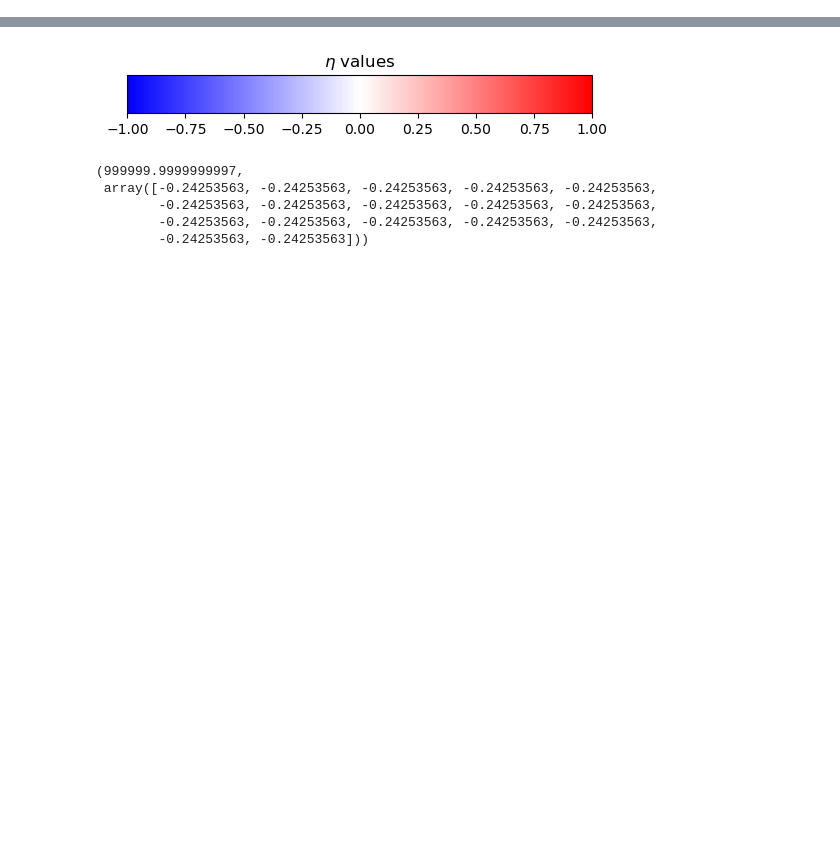
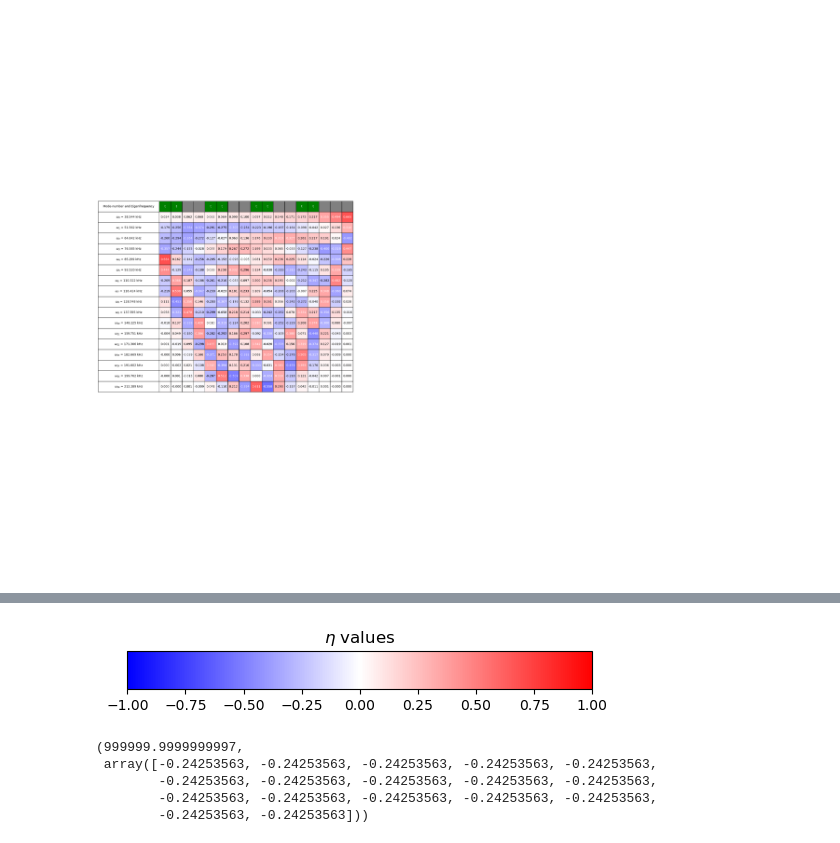
Before and after one commit to SQRLab/BladeRunner, a Jupyter notebook: Tweezers/17_ions_tweezed_0_1_4_5_8_9_12_13.ipynb, the cells around one changed output, grey strips where cells are left out. Drawn from its saved outputs; the diff is of its cells as text; code cells hidden in the pictures; blank space fills up the shorter version.

```diff
--- a/Tweezers/17_ions_tweezed_0_1_4_5_8_9_12_13.ipynb
+++ b/Tweezers/17_ions_tweezed_0_1_4_5_8_9_12_13.ipynb
@@ -244,3 +280,79 @@ plt.show()
+# %%
+data = ar_modes
+
+# Creating the plot
+fig, ax = plt.subplots(figsize=(12, 2 * len(data)))
+ax.axis('tight')
+ax.axis('off')
+
+# Adding a table
+table_data = []
+for index, (omega, values) in enumerate(data):
+    # Convert omega from radians per second to MHz
+    omega_mhz = (omega / (2 * np.pi)) / 1e3
+    formatted_values = [f"{value:.3f}" for value in values]
+    omega_label = f"$\omega_{{{index}}}$ = {omega_mhz:.3f} kHz"
+    table_data.append([omega_label] + formatted_values)
+
+# Create column labels
+
+column_labels = ['Mode-number and Eigenfrequency']  # Start with the label for the frequency column
+for i in range(len(data[0][1])):
+    if i + 1 in [1, 2, 5, 6, 9, 10, 13, 14]:  # These columns will have 't'
+        column_labels.append('t')
+    else:
+        column_labels.append(' ')  # Other columns remain blank
+# The table
+table = ax.table(cellText=table_data, colLabels=column_labels, loc='center', cellLoc='center')
+
+# Adjust font and cell size
+table.auto_set_font_size(False)
+table.set_fontsize(10)
+
+# Adjusting column widths
+colWidths = [0.3] * (len(data[0][1]) + 1)
+colWidths[0] = 0.3  # Adjust the first column width as needed
+table.auto_set_column_width(col=[i for i in range(len(colWidths))])
+
+# Adjusting row heights
+table.scale(1, 3)  # Increase the second argument to make rows taller
+
+# Color map for background colors
+cmap = plt.get_cmap('bwr')
+norm = mcolors.Normalize(vmin=-1, vmax=1)
+
+light_gray_columns = [1, 2, 5, 6, 9, 10, 13, 14]
+# Applying color to the value cells
+for i, row in enumerate(table_data, start=1):
+    for j in range(1, len(row)):
+        value = float(row[j])
+        color = cmap(norm(value))
+        table[i, j].set_facecolor(color)
+        table[i, j].set_text_props(color='black' if -0.3 < value < 0.3 else 'white')
+
+# Special coloring for the first row
+light_gray_columns = [1, 2, 5, 6, 9, 10, 13, 14]
+for j in range(1, len(column_labels)):  # Start from 1 to skip the first cell
+    if j in light_gray_columns:
+        table[0, j].set_facecolor('green')  # Set specified columns' background to blue
+        table[0,j].set_text_props(color = 'white')
+    else:
+        table[0, j].set_facecolor('gray')  # Set other columns' background to gray
+table[0, 0].set_facecolor('white')  # Set top left corner cell background to white
+
+"""# Adjusting specific header cells for borders
+for i in range(1, len(colWidths)):
+    if i == 2:  # Correct index for m=0
+        table[0, i].visible_edges = 'T'  # Top border only
+    elif i == len(colWidths) - 1:  # Correct index for m=16
+        table[0, i].visible_edges = 'TR'  # Top and Right borders
+    else:
+        table[0, i].visible_edges = 'T'  # Only top border for other cells"""
+
+#plt.savefig("17_ions_modes_tweezed_table.png")
+plt.show()
+# %% [output]
+[figure, added]
 # %%
 import matplotlib.pyplot as plt
 import numpy as np
```
Also changed, not shown: parts of 14 cells of this notebook, 11 other files.
